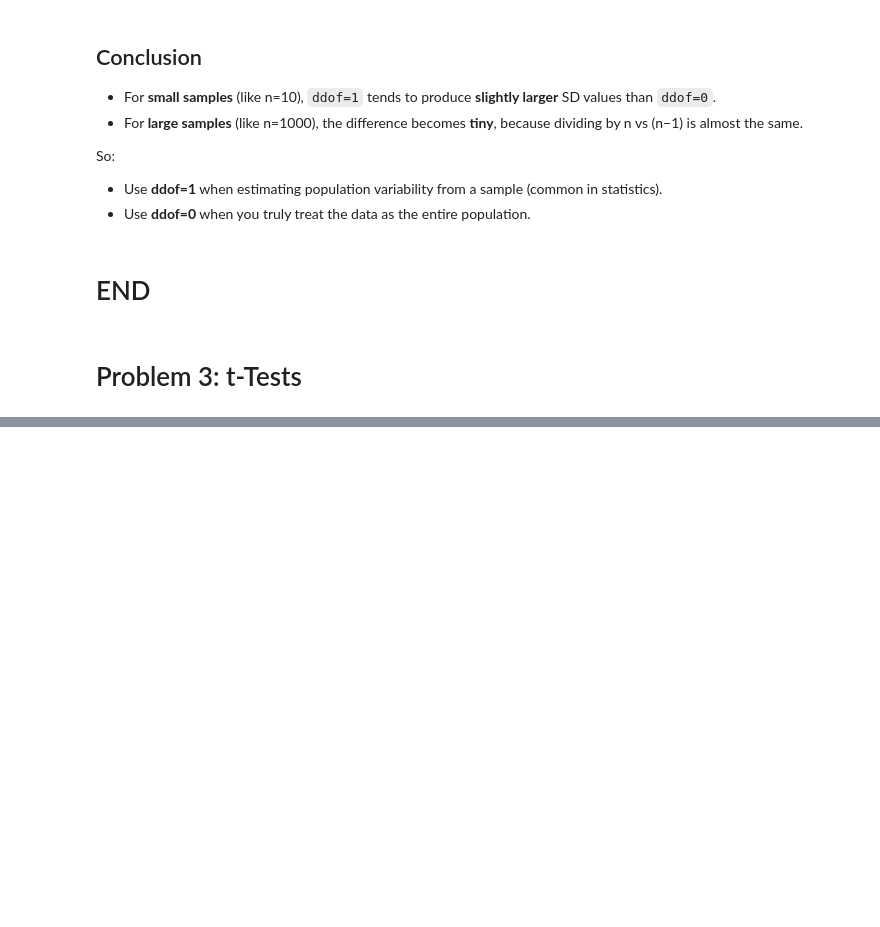
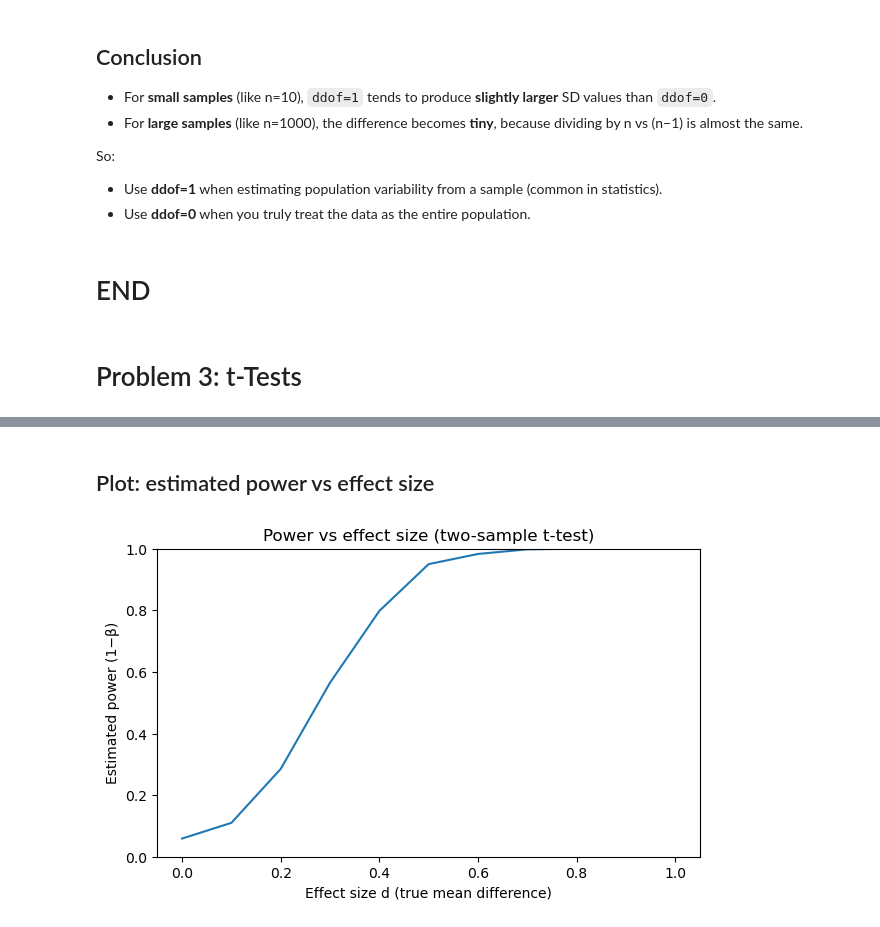
Before and after one commit to Emmet-Devaney/applied_statistics_2025, a Jupyter notebook: problems.ipynb, the cells around one changed output, grey strips where cells are left out. Saved outputs shown, nothing was run; the diff lists cells and outputs as text; code cells hidden in the pictures; blank space fills up the shorter version.

```diff
--- a/problems.ipynb
+++ b/problems.ipynb
@@ -220,0 +314,12 @@ Plot this proportion against d, and explain how the type II error rate changes a
+# %% [markdown]
+## Plot: estimated power vs effect size
+# %%
+plt.figure(figsize=(7, 4))
+plt.plot(df["d"], df["power_est"])
+plt.xlabel("Effect size d (true mean difference)")
+plt.ylabel("Estimated power (1−β)")
+plt.title("Power vs effect size (two-sample t-test)")
+plt.ylim(0, 1)
+plt.show()
+# %% [output]
+[figure, added]
```
Also changed, not shown: parts of 17 cells of this notebook.
